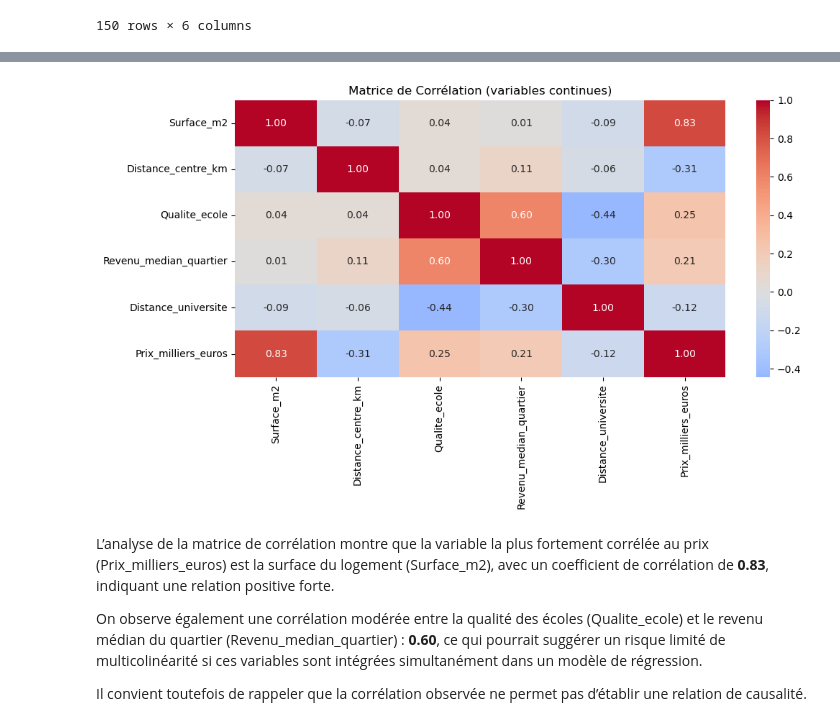
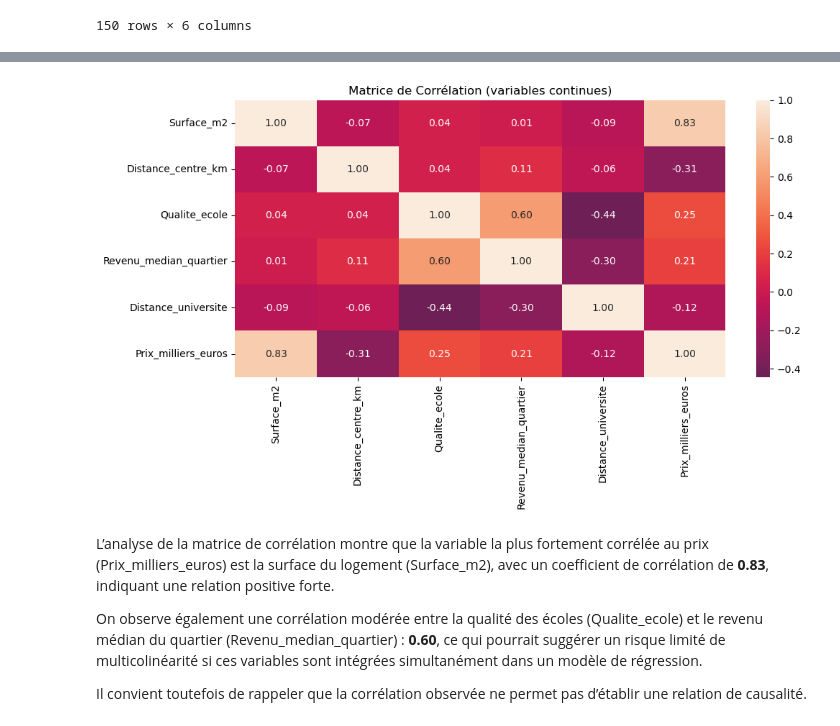
Before and after one commit to EdLac/Econometrie_appliquee_Analyse_Immobiliere, a Jupyter notebook: Econometrie.ipynb, the cells around one changed output, grey strips where cells are left out. Cells and saved outputs as stored; diff of their text form; code cells hidden in the pictures.

```diff
--- a/Econometrie.ipynb
+++ b/Econometrie.ipynb
@@ -162,17 +162,17 @@ corr_matrix
 # %%
 plt.figure(figsize=(11,5))
 
 sns.heatmap(data = corr_matrix,
             annot=True,
             fmt=".2f",
-            cmap="coolwarm",
+            cmap="rocket",
             center=0
             )
 
 plt.title("Matrice de Corrélation (variables continues)")
 plt.show()
 # %% [output]
-[figure, old version]
+[figure, new version]
 # %% [markdown]
 L’analyse de la matrice de corrélation montre que la variable la plus fortement corrélée au prix (Prix_milliers_euros) est la surface du logement (Surface_m2), avec un coefficient de corrélation de **0.83**, indiquant une relation positive forte.
 
```
Also changed, not shown: parts of 10 cells of this notebook.
